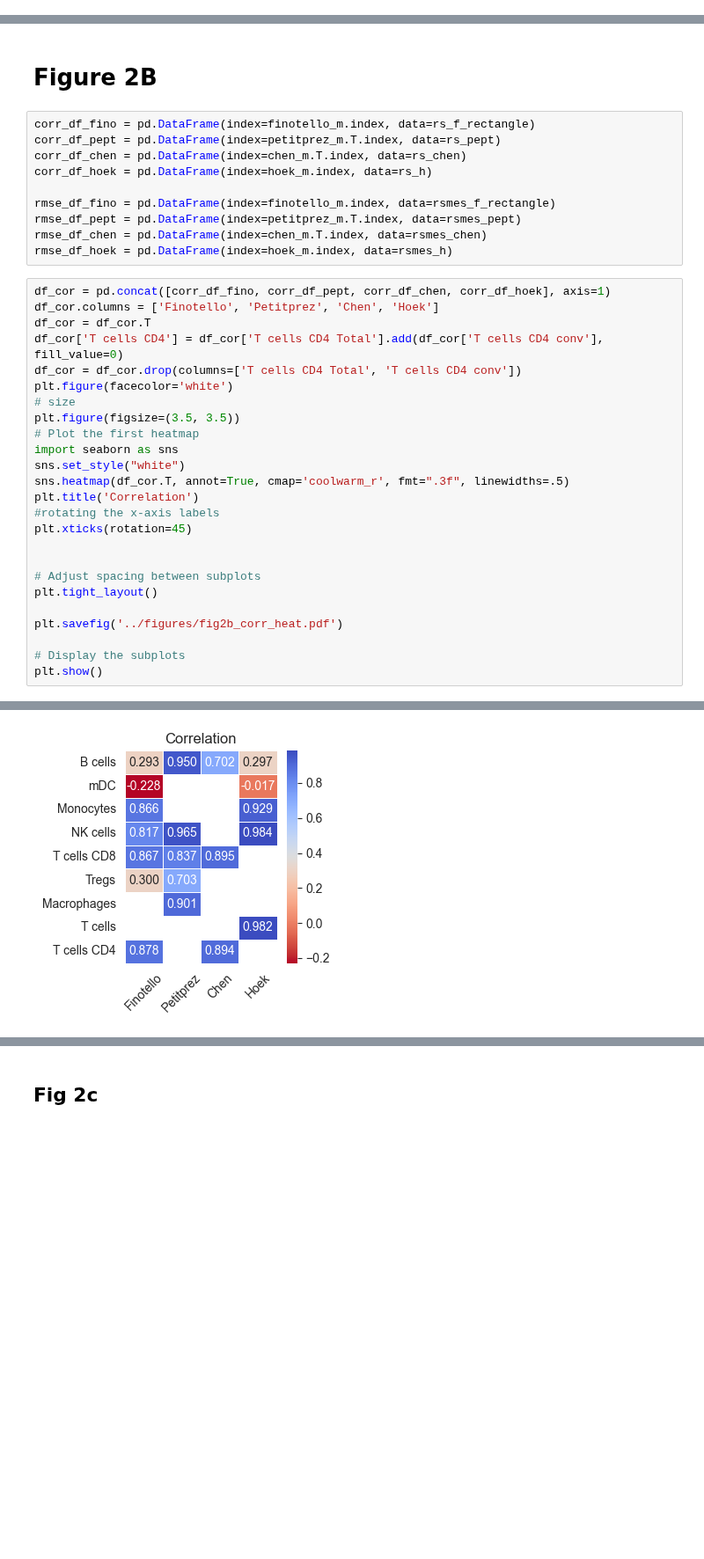
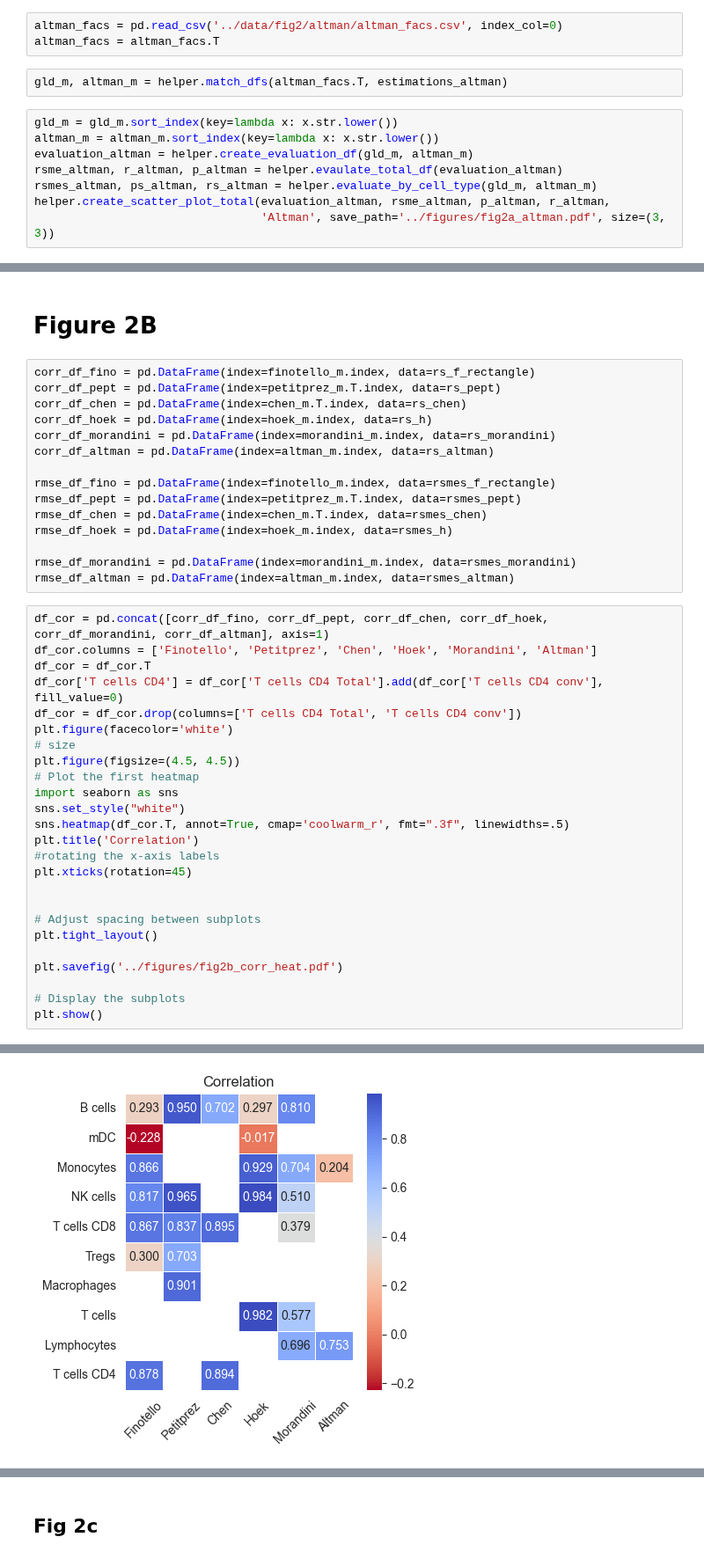
Before and after one commit to ComputationalBiomedicineGroup/rectangle_paper, a Jupyter notebook: notebooks/figure_2.ipynb, the cells around one changed output, grey strips where cells are left out. Shown at 88% size. Drawn from its saved outputs; the diff is of its cells as text; blank space fills up the shorter version.

```diff
--- a/notebooks/figure_2.ipynb
+++ b/notebooks/figure_2.ipynb
@@ -325,0 +195,13 @@ helper.create_scatter_plot_total(evaluation_petitprez, rsme_peptirez, p_peptirez
+# %%
+altman_facs = pd.read_csv('../data/fig2/altman/altman_facs.csv', index_col=0)
+altman_facs = altman_facs.T
+# %%
+gld_m, altman_m = helper.match_dfs(altman_facs.T, estimations_altman)
+# %%
+gld_m = gld_m.sort_index(key=lambda x: x.str.lower())
+altman_m = altman_m.sort_index(key=lambda x: x.str.lower())
+evaluation_altman = helper.create_evaluation_df(gld_m, altman_m)
+rsme_altman, r_altman, p_altman = helper.evaulate_total_df(evaluation_altman)
+rsmes_altman, ps_altman, rs_altman = helper.evaluate_by_cell_type(gld_m, altman_m)
+helper.create_scatter_plot_total(evaluation_altman, rsme_altman, p_altman, r_altman,
+                                 'Altman', save_path='../figures/fig2a_altman.pdf', size=(3, 3))
@@ -330,37 +215,42 @@ corr_df_fino = pd.DataFrame(index=finotello_m.index, data=rs_f_rectangle)
 corr_df_pept = pd.DataFrame(index=petitprez_m.T.index, data=rs_pept)
 corr_df_chen = pd.DataFrame(index=chen_m.T.index, data=rs_chen)
 corr_df_hoek = pd.DataFrame(index=hoek_m.index, data=rs_h)
+corr_df_morandini = pd.DataFrame(index=morandini_m.index, data=rs_morandini)
+corr_df_altman = pd.DataFrame(index=altman_m.index, data=rs_altman)
 
 rmse_df_fino = pd.DataFrame(index=finotello_m.index, data=rsmes_f_rectangle)
 rmse_df_pept = pd.DataFrame(index=petitprez_m.T.index, data=rsmes_pept)
 rmse_df_chen = pd.DataFrame(index=chen_m.T.index, data=rsmes_chen)
 rmse_df_hoek = pd.DataFrame(index=hoek_m.index, data=rsmes_h)
+
+rmse_df_morandini = pd.DataFrame(index=morandini_m.index, data=rsmes_morandini)
+rmse_df_altman = pd.DataFrame(index=altman_m.index, data=rsmes_altman)
 # %%
-df_cor = pd.concat([corr_df_fino, corr_df_pept, corr_df_chen, corr_df_hoek], axis=1)
-df_cor.columns = ['Finotello', 'Petitprez', 'Chen', 'Hoek']
+df_cor = pd.concat([corr_df_fino, corr_df_pept, corr_df_chen, corr_df_hoek, corr_df_morandini, corr_df_altman], axis=1)
+df_cor.columns = ['Finotello', 'Petitprez', 'Chen', 'Hoek', 'Morandini', 'Altman']
 df_cor = df_cor.T
 df_cor['T cells CD4'] = df_cor['T cells CD4 Total'].add(df_cor['T cells CD4 conv'], fill_value=0)
 df_cor = df_cor.drop(columns=['T cells CD4 Total', 'T cells CD4 conv'])
 plt.figure(facecolor='white')
 # size
-plt.figure(figsize=(3.5, 3.5))
+plt.figure(figsize=(4.5, 4.5))
 # Plot the first heatmap
 import seaborn as sns
 sns.set_style("white")
 sns.heatmap(df_cor.T, annot=True, cmap='coolwarm_r', fmt=".3f", linewidths=.5)
 plt.title('Correlation')
 #rotating the x-axis labels
 plt.xticks(rotation=45)
 
 
 # Adjust spacing between subplots
 plt.tight_layout()
 
 plt.savefig('../figures/fig2b_corr_heat.pdf')
 
 # Display the subplots
 plt.show()
 # %% [output]
 <Figure size 640x480 with 0 Axes>
-[figure, old version]
+[figure, new version]
 # %%
```
Also changed, not shown: parts of 24 cells of this notebook, 5 other files.
